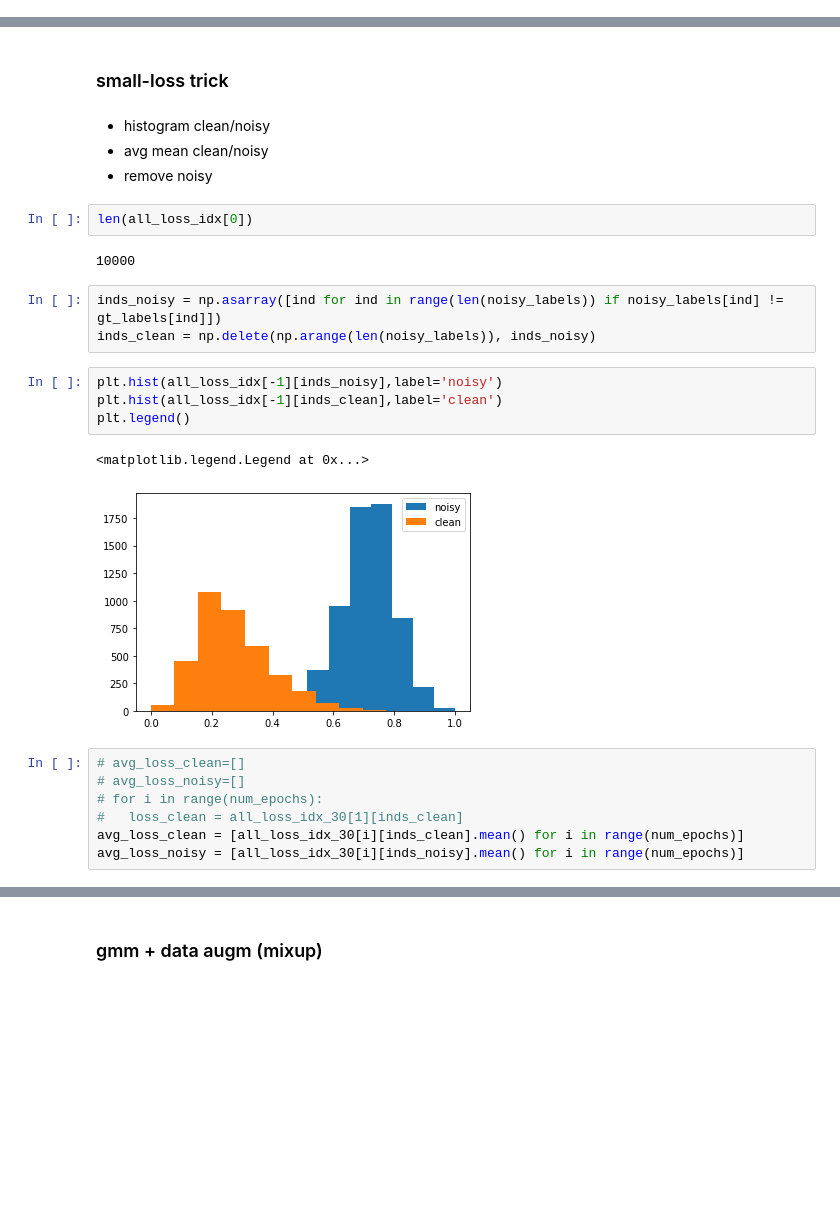
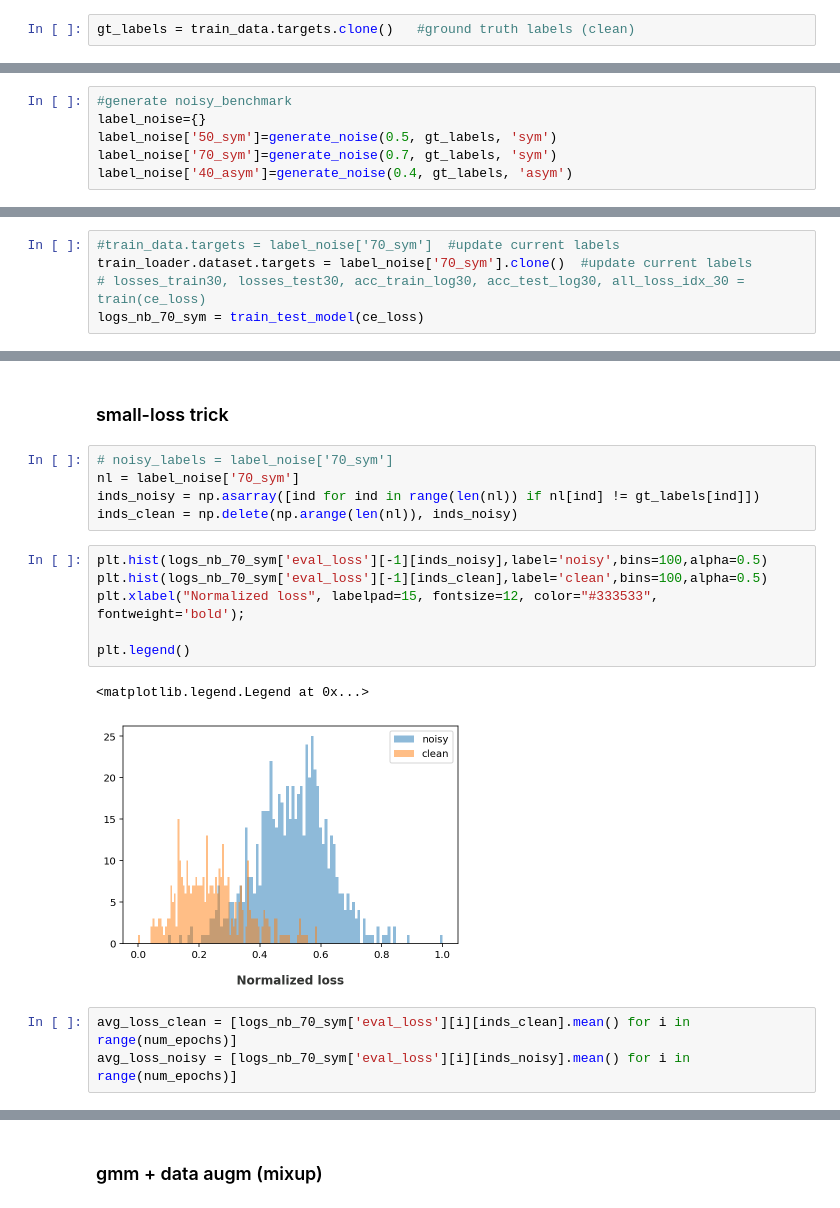
Before and after one commit to filipe-research/tutorial_noisylabels, a Jupyter notebook: codes/tutorial_sibgrapi20.ipynb, the cells around one changed output, grey strips where cells are left out. Saved outputs shown, nothing was run; the diff lists cells and outputs as text; blank space fills up the shorter version.

```diff
--- a/codes/tutorial_sibgrapi20.ipynb
+++ b/codes/tutorial_sibgrapi20.ipynb
@@ -341,0 +277,2 @@ array([0, 1, 2, 3, 4, 5, 6, 7, 8, 9])
+# %%
+gt_labels = train_data.targets.clone()   #ground truth labels (clean)
@@ -341,0 +301,6 @@ array([0, 1, 2, 3, 4, 5, 6, 7, 8, 9])
+# %%
+#generate noisy_benchmark
+label_noise={}
+label_noise['50_sym']=generate_noise(0.5, gt_labels, 'sym')
+label_noise['70_sym']=generate_noise(0.7, gt_labels, 'sym')
+label_noise['40_asym']=generate_noise(0.4, gt_labels, 'asym')
@@ -355,0 +375,5 @@ real noise rate:0.63
+# %%
+#train_data.targets = label_noise['70_sym']  #update current labels
+train_loader.dataset.targets = label_noise['70_sym'].clone()  #update current labels
+# losses_train30, losses_test30, acc_train_log30, acc_test_log30, all_loss_idx_30 = train(ce_loss)
+logs_nb_70_sym = train_test_model(ce_loss)
@@ -598,28 +635,20 @@ plt.grid()
 # %% [markdown]
 ### small-loss trick
-# %% [markdown]
-- histogram clean/noisy
-- avg mean clean/noisy
-- remove noisy
-# %%
-len(all_loss_idx[0])
-# %% [output]
-10000
 # %%
-inds_noisy = np.asarray([ind for ind in range(len(noisy_labels)) if noisy_labels[ind] != gt_labels[ind]])
-inds_clean = np.delete(np.arange(len(noisy_labels)), inds_noisy)
+# noisy_labels = label_noise['70_sym']
+nl = label_noise['70_sym']
+inds_noisy = np.asarray([ind for ind in range(len(nl)) if nl[ind] != gt_labels[ind]])
+inds_clean = np.delete(np.arange(len(nl)), inds_noisy)
 # %%
-plt.hist(all_loss_idx[-1][inds_noisy],label='noisy')
-plt.hist(all_loss_idx[-1][inds_clean],label='clean')
+plt.hist(logs_nb_70_sym['eval_loss'][-1][inds_noisy],label='noisy',bins=100,alpha=0.5)
+plt.hist(logs_nb_70_sym['eval_loss'][-1][inds_clean],label='clean',bins=100,alpha=0.5)
+plt.xlabel("Normalized loss", labelpad=15, fontsize=12, color="#333533", fontweight='bold');
+
 plt.legend()
 # %% [output]
 <matplotlib.legend.Legend at 0x...>
-[figure, old version]
+[figure, new version]
 # %%
-# avg_loss_clean=[]
-# avg_loss_noisy=[]
-# for i in range(num_epochs):
-#   loss_clean = all_loss_idx_30[1][inds_clean]
-avg_loss_clean = [all_loss_idx_30[i][inds_clean].mean() for i in range(num_epochs)]
-avg_loss_noisy = [all_loss_idx_30[i][inds_noisy].mean() for i in range(num_epochs)]
+avg_loss_clean = [logs_nb_70_sym['eval_loss'][i][inds_clean].mean() for i in range(num_epochs)]
+avg_loss_noisy = [logs_nb_70_sym['eval_loss'][i][inds_noisy].mean() for i in range(num_epochs)]
 # %%
```
Also changed, not shown: parts of 79 cells of this notebook.
